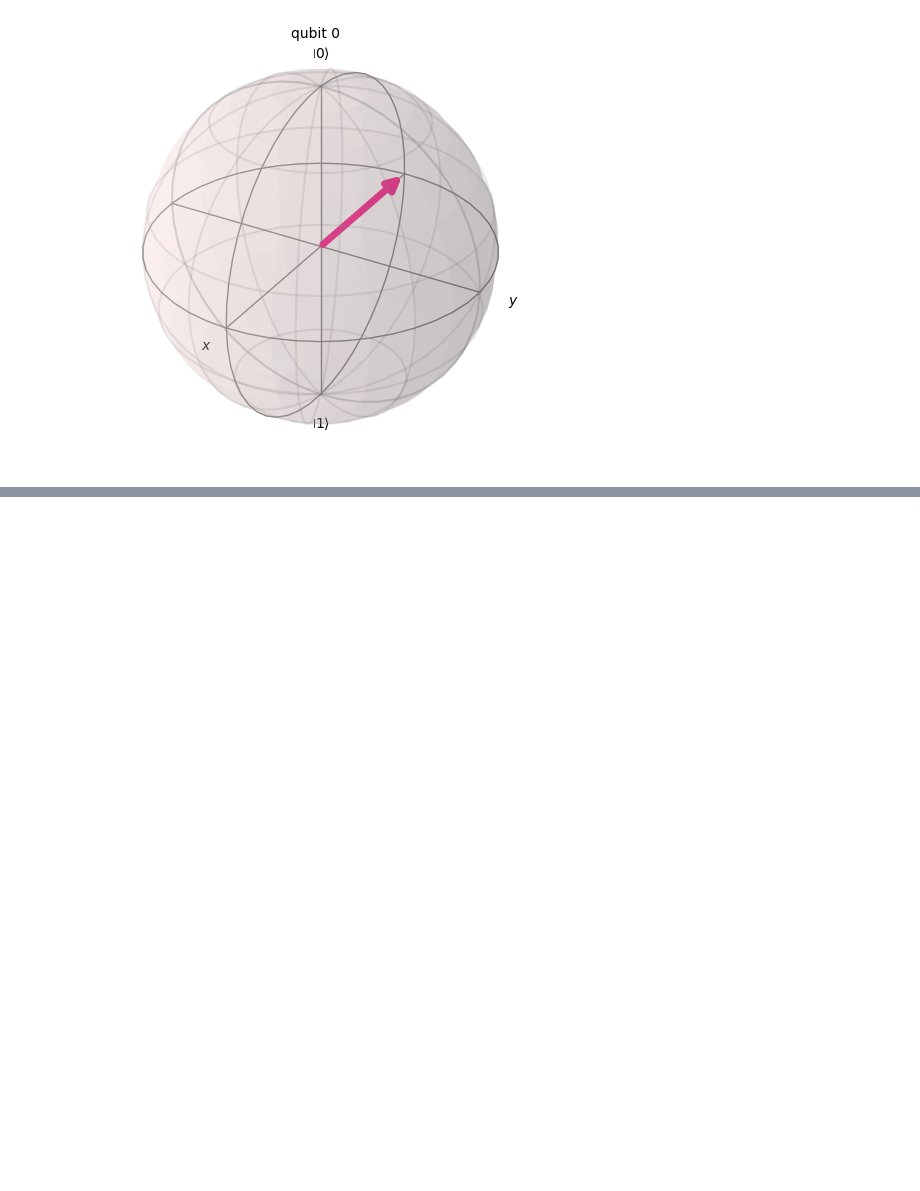
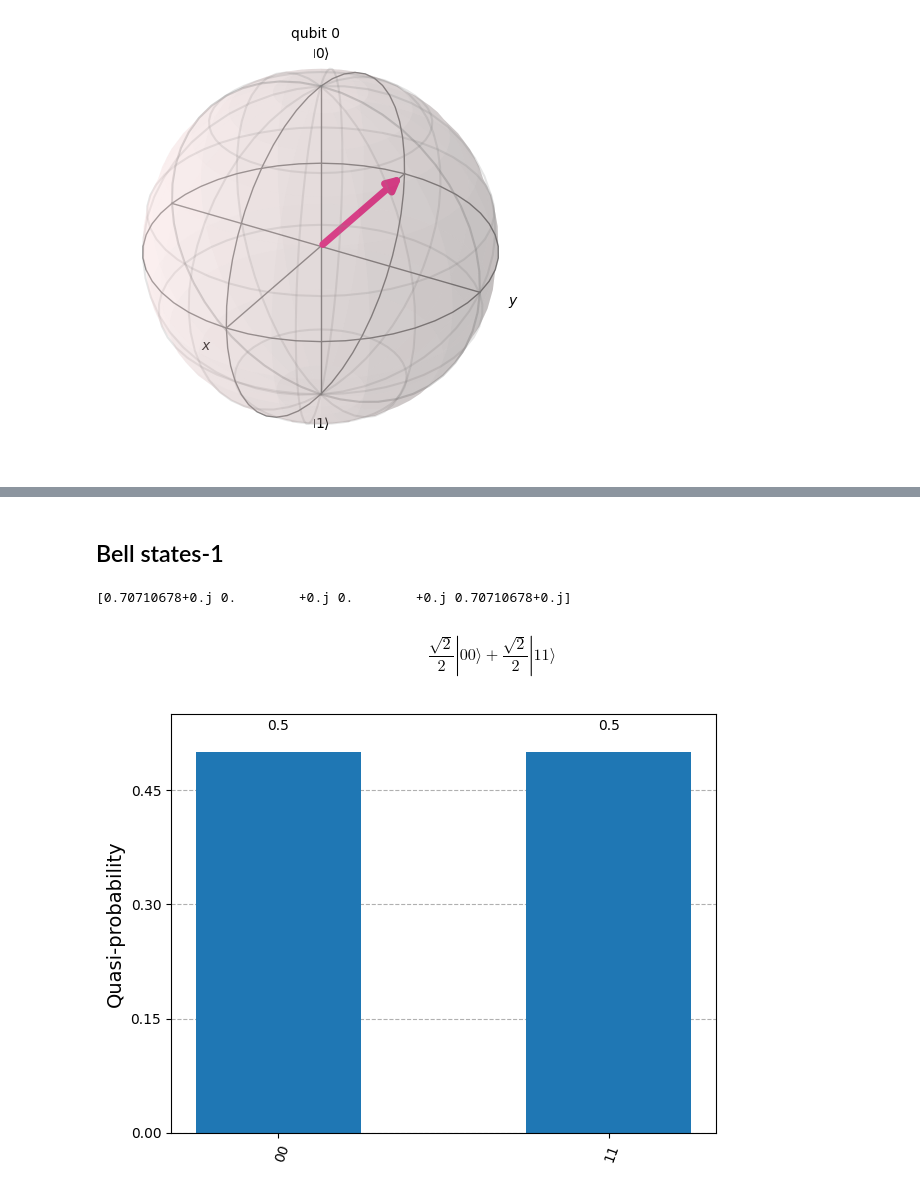
Before and after one commit to samalanubhab/Quantum_CEPIITD, a Jupyter notebook: Own_small_small_learnings/Own_small_small_learnings_1_Anubhab_Samal.ipynb, the cells around one changed output, grey strips where cells are left out. Drawn from its saved outputs; the diff is of its cells as text; code cells hidden in the pictures; blank space fills up the shorter version.

```diff
--- a/Own_small_small_learnings/Own_small_small_learnings_1_Anubhab_Samal.ipynb
+++ b/Own_small_small_learnings/Own_small_small_learnings_1_Anubhab_Samal.ipynb
@@ -73,0 +117,14 @@ plot_bloch_multivector(state)
+# %% [markdown]
+## Bell states-1
+# %%
+qc=QuantumCircuit(2)
+qc.h(0)
+qc.cx(0,1)
+sv=Statevector(qc)
+print(sv.data)
+display(sv.draw('latex'))
+plot_histogram(sv.probabilities_dict())
+# %% [output]
+[0.70710678+0.j 0.        +0.j 0.        +0.j 0.70710678+0.j]
+$$\frac{\sqrt{2}}{2} |00\rangle+\frac{\sqrt{2}}{2} |11\rangle$$
+[figure, added]
```
Also changed, not shown: parts of 14 cells of this notebook.
